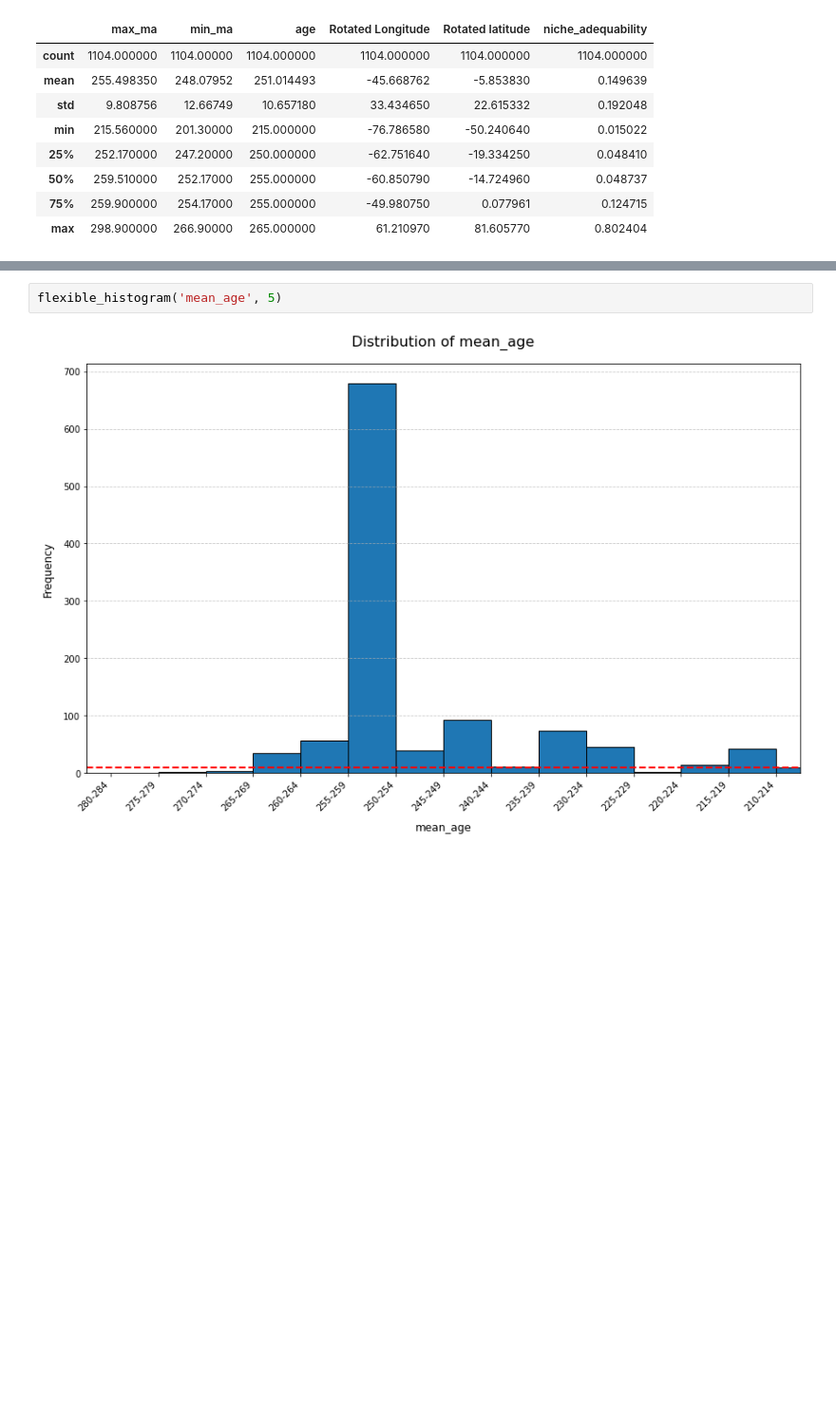
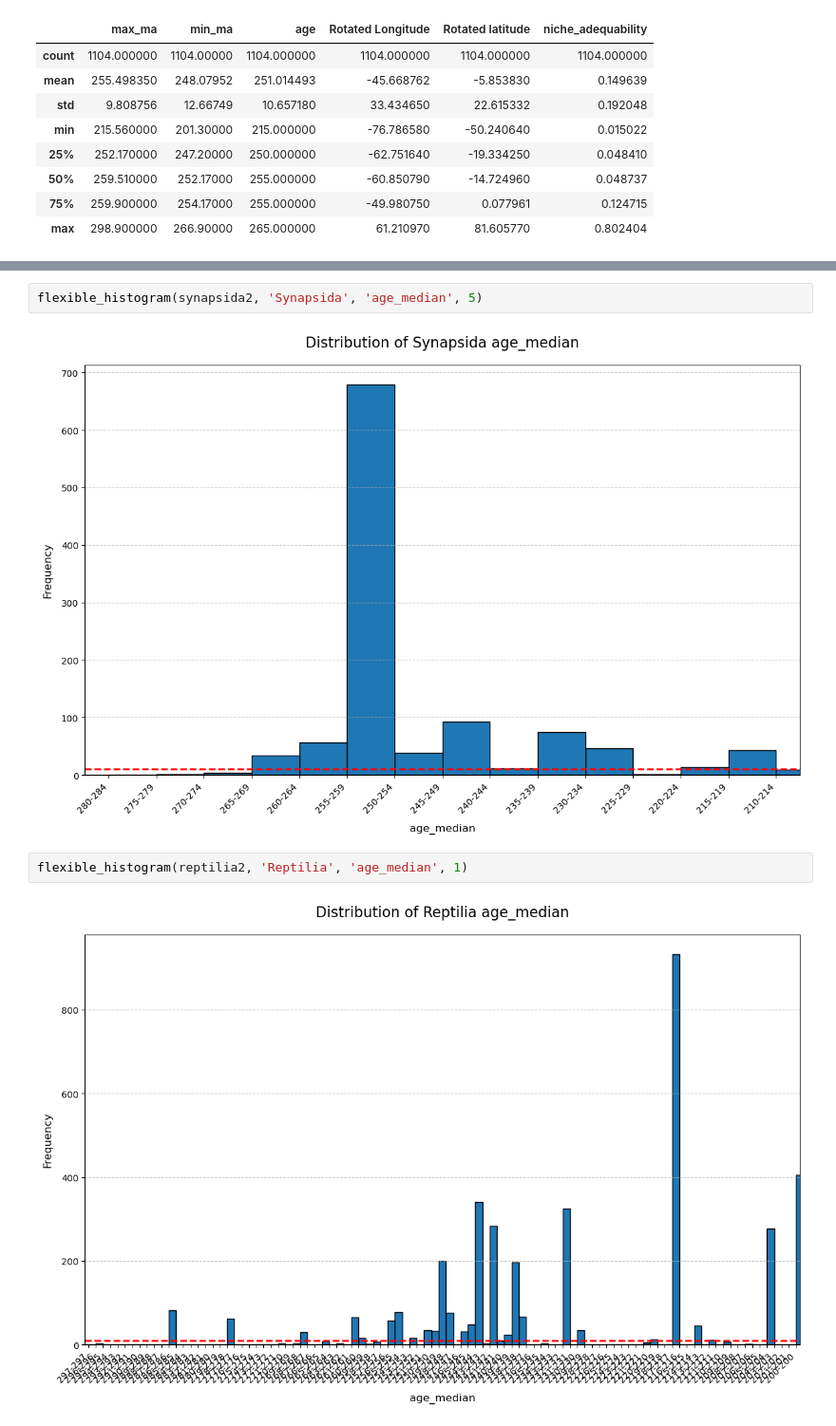
Before and after one commit to shelleylwang/BDNN_Arielli, a Jupyter notebook: synapsida_eda.ipynb, the cells around one changed output, grey strips where cells are left out. Shown: that part at 95% size. Drawn from its saved outputs; the diff is of its cells as text; blank space fills up the shorter version.

```diff
--- a/synapsida_eda.ipynb
+++ b/synapsida_eda.ipynb
@@ -318,4 +507,8 @@ flexible_histogram('mean_age', 3)
 # %%
-flexible_histogram('mean_age', 5)
+flexible_histogram(synapsida2, 'Synapsida', 'age_median', 5)
 # %% [output]
-[figure, old version]
+[figure, new version]
+# %%
+flexible_histogram(reptilia2, 'Reptilia', 'age_median', 1)
+# %% [output]
+[figure, added]
```
Also changed, not shown: parts of 37 cells of this notebook, 20 other files.
